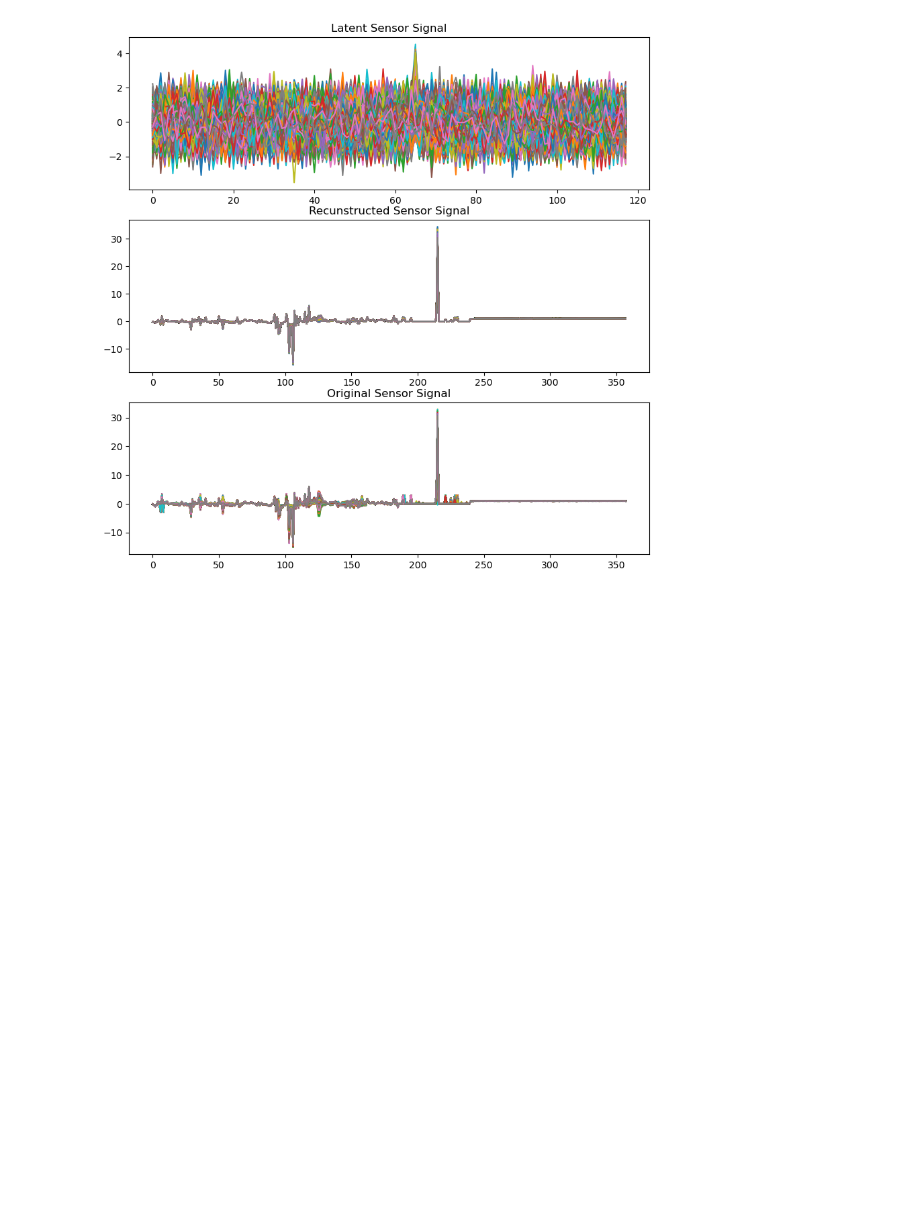
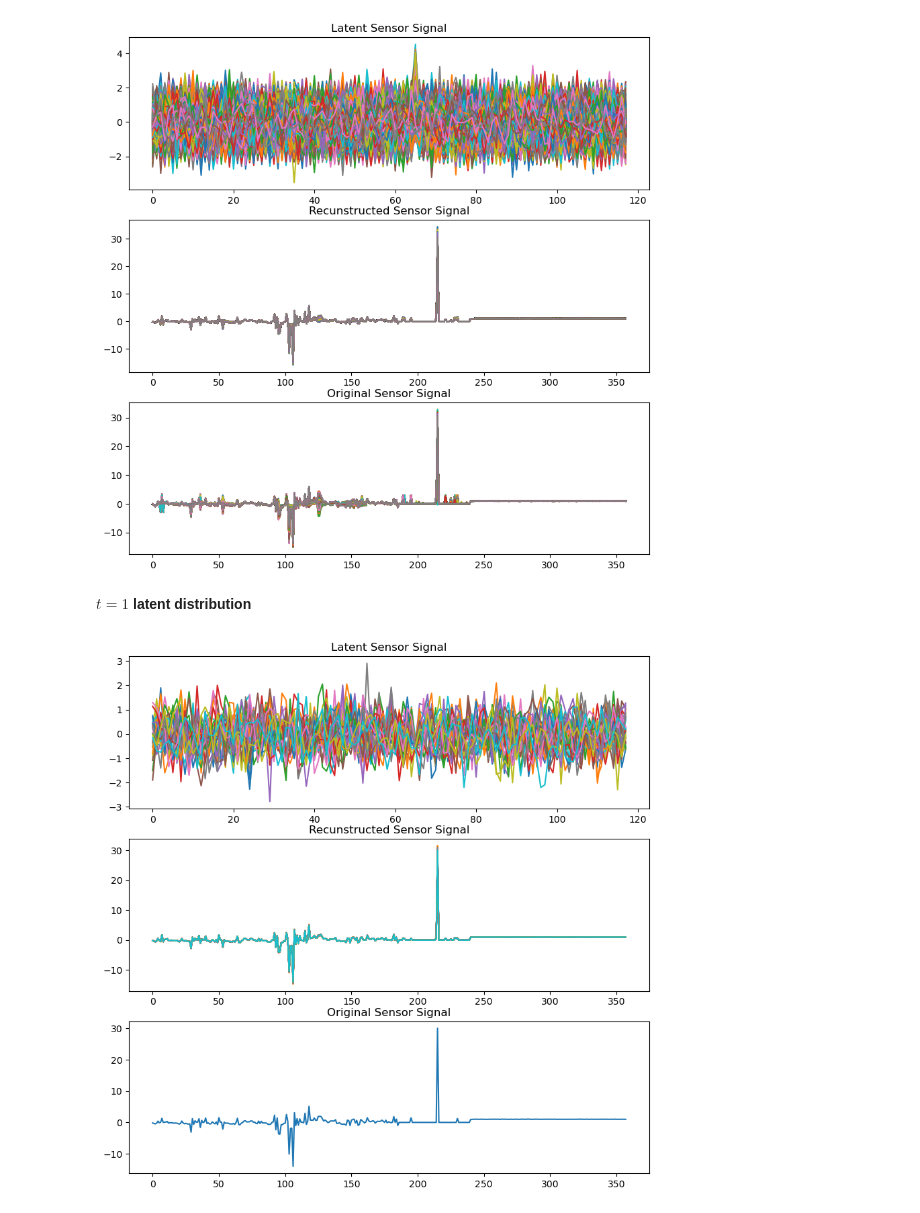
Before and after one commit to navidaftabi/rnn_paper, a Jupyter notebook: vae_main.ipynb, the cells around one changed output. Drawn from its saved outputs; the diff is of its cells as text; code cells hidden in the pictures; blank space fills up the shorter version.

```diff
--- a/vae_main.ipynb
+++ b/vae_main.ipynb
@@ -138,3 +138,26 @@ axs[2].set_title('Original Sensor Signal')
 plt.show()
 # %% [output]
 [figure]
+# %% [markdown]
+**$t=1$ latent distribution**
+# %%
+vae.eval()
+sample_size = 30
+signal = Z[0:2]
+signal_latent, signal_rec = [], []
+for _ in range(sample_size):
+    signal_rec.append(vae(signal))
+    signal_latent.append(vae.encoder(signal))
+signal_latent = torch.stack(signal_latent, dim=0)
+signal_rec = torch.stack(signal_rec, dim=0)
+# %%
+fig, axs = plt.subplots(3, 1, figsize=(10,10))
+axs[0].plot(np.transpose(signal_latent.cpu().detach().numpy()[:,0,:]))
+axs[0].set_title('Latent Sensor Signal')
+axs[1].plot(np.transpose(signal_rec.cpu().detach().numpy()[:,0,:]))
+axs[1].set_title('Recunstructed Sensor Signal')
+axs[2].plot(np.transpose(signal.cpu().detach().numpy()[0]))
+axs[2].set_title('Original Sensor Signal')
+plt.show()
+# %% [output]
+[figure, added]
```
Also changed, not shown: parts of 3 cells of this notebook, 6 other files.
